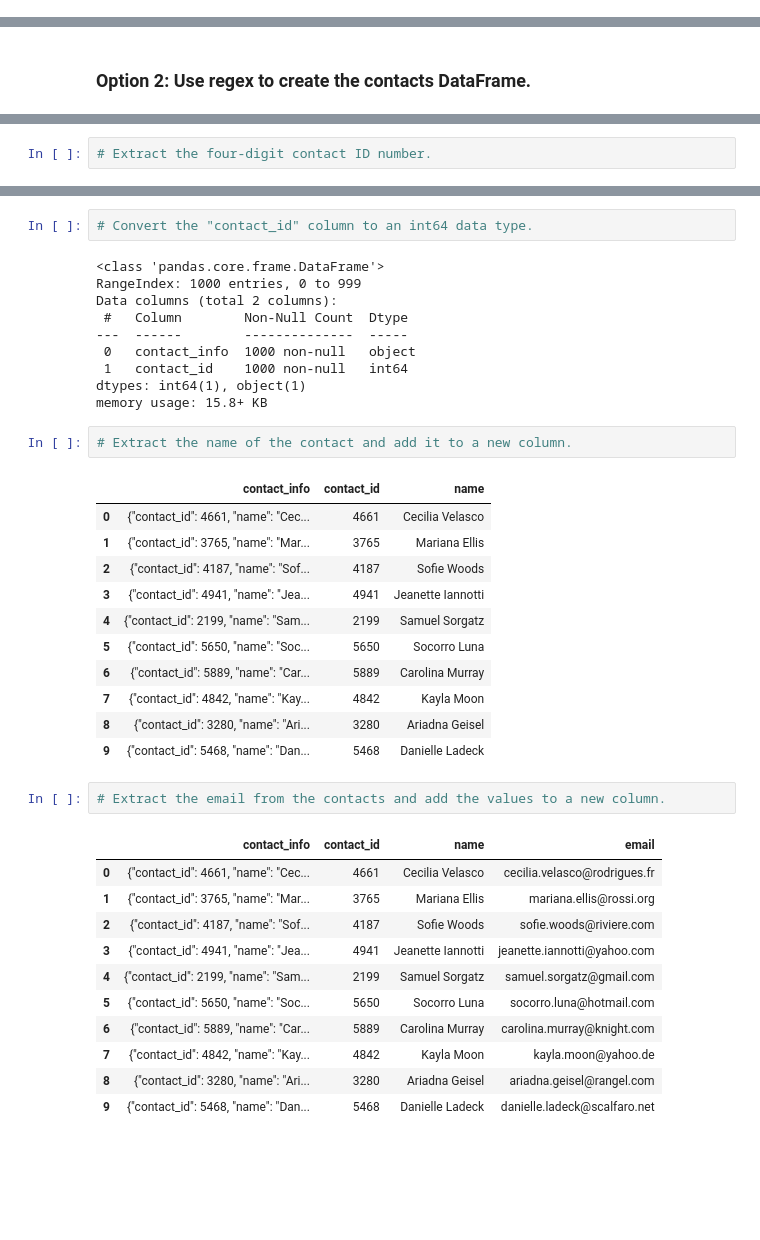
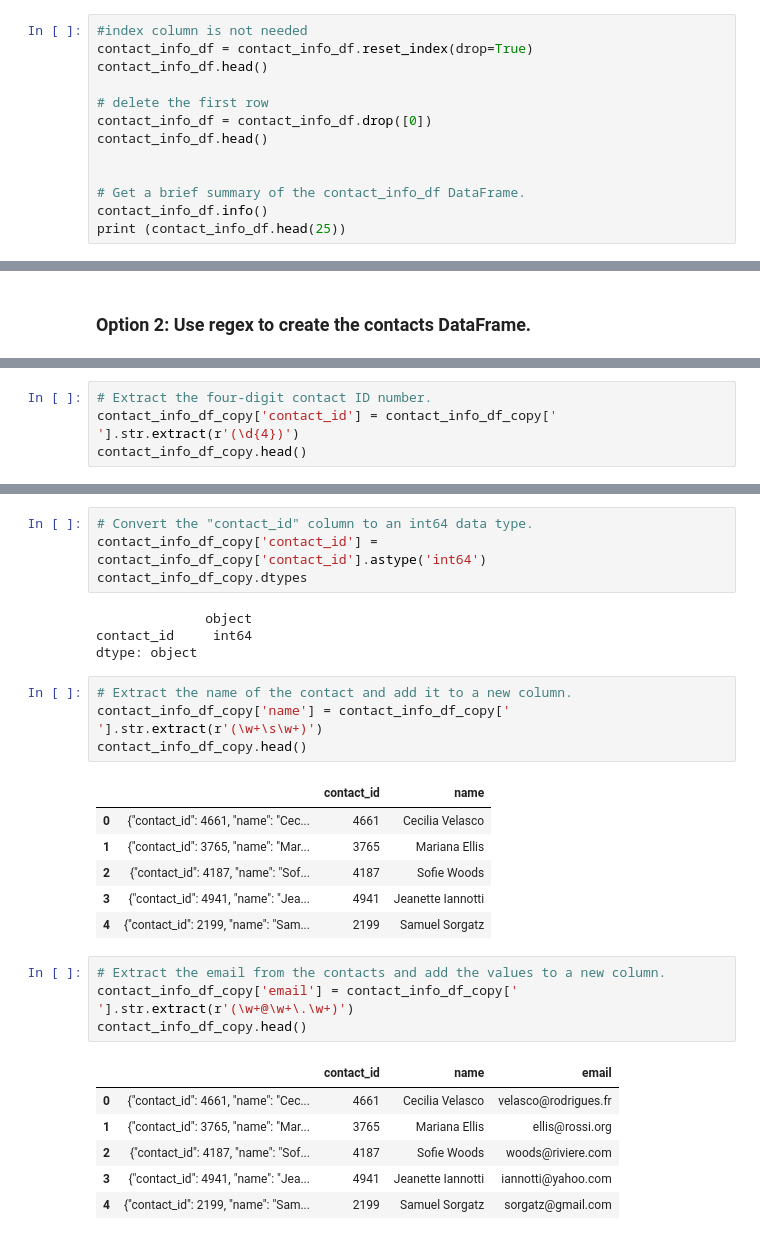
Before and after one commit to EricMartinRP/Crowdfunding_ETL, a Jupyter notebook: ETL_Mini_Project_GabrielRodriguez_EricMartin.ipynb, the cells around one changed output, grey strips where cells are left out. Cells and saved outputs as stored; diff of their text form; blank space fills up the shorter version.

```diff
--- a/ETL_Mini_Project_GabrielRodriguez_EricMartin.ipynb
+++ b/ETL_Mini_Project_GabrielRodriguez_EricMartin.ipynb
@@ -342,0 +327,13 @@ contact_info_df.head()
+# %%
+#index column is not needed
+contact_info_df = contact_info_df.reset_index(drop=True)
+contact_info_df.head()
+
+# delete the first row
+contact_info_df = contact_info_df.drop([0])
+contact_info_df.head()
+
+
+# Get a brief summary of the contact_info_df DataFrame.
+contact_info_df.info()
+print (contact_info_df.head(25))
@@ -439,4 +479,6 @@ contact_info_df_copy.head()
 | 4 | {"contact_id": 2199, "name": "Sam... |
 # %%
 # Extract the four-digit contact ID number.
+contact_info_df_copy['contact_id'] = contact_info_df_copy['   '].str.extract(r'(\d{4})')
+contact_info_df_copy.head()
 # %% [output]
@@ -461,42 +498,32 @@ memory usage: 15.8+ KB
 # %%
 # Convert the "contact_id" column to an int64 data type.
+contact_info_df_copy['contact_id'] = contact_info_df_copy['contact_id'].astype('int64')
+contact_info_df_copy.dtypes
 # %% [output]
-<class 'pandas.core.frame.DataFrame'>
-RangeIndex: 1000 entries, 0 to 999
-Data columns (total 2 columns):
- #   Column        Non-Null Count  Dtype
----  ------        --------------  -----
- 0   contact_info  1000 non-null   object
- 1   contact_id    1000 non-null   int64
-dtypes: int64(1), object(1)
-memory usage: 15.8+ KB
+              object
+contact_id     int64
+dtype: object
 # %%
 # Extract the name of the contact and add it to a new column.
+contact_info_df_copy['name'] = contact_info_df_copy['   '].str.extract(r'(\w+\s\w+)')
+contact_info_df_copy.head()
 # %% [output]
-|  | contact_info | contact_id | name |
+|  |  | contact_id | name |
 | 0 | {"contact_id": 4661, "name": "Cec... | 4661 | Cecilia Velasco |
 | 1 | {"contact_id": 3765, "name": "Mar... | 3765 | Mariana Ellis |
 | 2 | {"contact_id": 4187, "name": "Sof... | 4187 | Sofie Woods |
 | 3 | {"contact_id": 4941, "name": "Jea... | 4941 | Jeanette Iannotti |
 | 4 | {"contact_id": 2199, "name": "Sam... | 2199 | Samuel Sorgatz |
-| 5 | {"contact_id": 5650, "name": "Soc... | 5650 | Socorro Luna |
-| 6 | {"contact_id": 5889, "name": "Car... | 5889 | Carolina Murray |
-| 7 | {"contact_id": 4842, "name": "Kay... | 4842 | Kayla Moon |
-| 8 | {"contact_id": 3280, "name": "Ari... | 3280 | Ariadna Geisel |
-| 9 | {"contact_id": 5468, "name": "Dan... | 5468 | Danielle Ladeck |
 # %%
 # Extract the email from the contacts and add the values to a new column.
+contact_info_df_copy['email'] = contact_info_df_copy['   '].str.extract(r'(\w+@\w+\.\w+)')
+contact_info_df_copy.head()
 # %% [output]
-|  | contact_info | contact_id | name | email |
-| 0 | {"contact_id": 4661, "name": "Cec... | 4661 | Cecilia Velasco | cecilia.velasco@rodrigues.fr |
-| 1 | {"contact_id": 3765, "name": "Mar... | 3765 | Mariana Ellis | mariana.ellis@rossi.org |
-| 2 | {"contact_id": 4187, "name": "Sof... | 4187 | Sofie Woods | sofie.woods@riviere.com |
-| 3 | {"contact_id": 4941, "name": "Jea... | 4941 | Jeanette Iannotti | jeanette.iannotti@yahoo.com |
-| 4 | {"contact_id": 2199, "name": "Sam... | 2199 | Samuel Sorgatz | samuel.sorgatz@gmail.com |
-| 5 | {"contact_id": 5650, "name": "Soc... | 5650 | Socorro Luna | socorro.luna@hotmail.com |
-| 6 | {"contact_id": 5889, "name": "Car... | 5889 | Carolina Murray | carolina.murray@knight.com |
-| 7 | {"contact_id": 4842, "name": "Kay... | 4842 | Kayla Moon | kayla.moon@yahoo.de |
-| 8 | {"contact_id": 3280, "name": "Ari... | 3280 | Ariadna Geisel | ariadna.geisel@rangel.com |
-| 9 | {"contact_id": 5468, "name": "Dan... | 5468 | Danielle Ladeck | danielle.ladeck@scalfaro.net |
+|  |  | contact_id | name | email |
+| 0 | {"contact_id": 4661, "name": "Cec... | 4661 | Cecilia Velasco | velasco@rodrigues.fr |
+| 1 | {"contact_id": 3765, "name": "Mar... | 3765 | Mariana Ellis | ellis@rossi.org |
+| 2 | {"contact_id": 4187, "name": "Sof... | 4187 | Sofie Woods | woods@riviere.com |
+| 3 | {"contact_id": 4941, "name": "Jea... | 4941 | Jeanette Iannotti | iannotti@yahoo.com |
+| 4 | {"contact_id": 2199, "name": "Sam... | 2199 | Samuel Sorgatz | sorgatz@gmail.com |
 # %%
 # Create a copy of the contact_info_df with the 'contact_id', 'name', 'email' columns.
```
Also changed, not shown: parts of 24 cells of this notebook, 7 other files.
